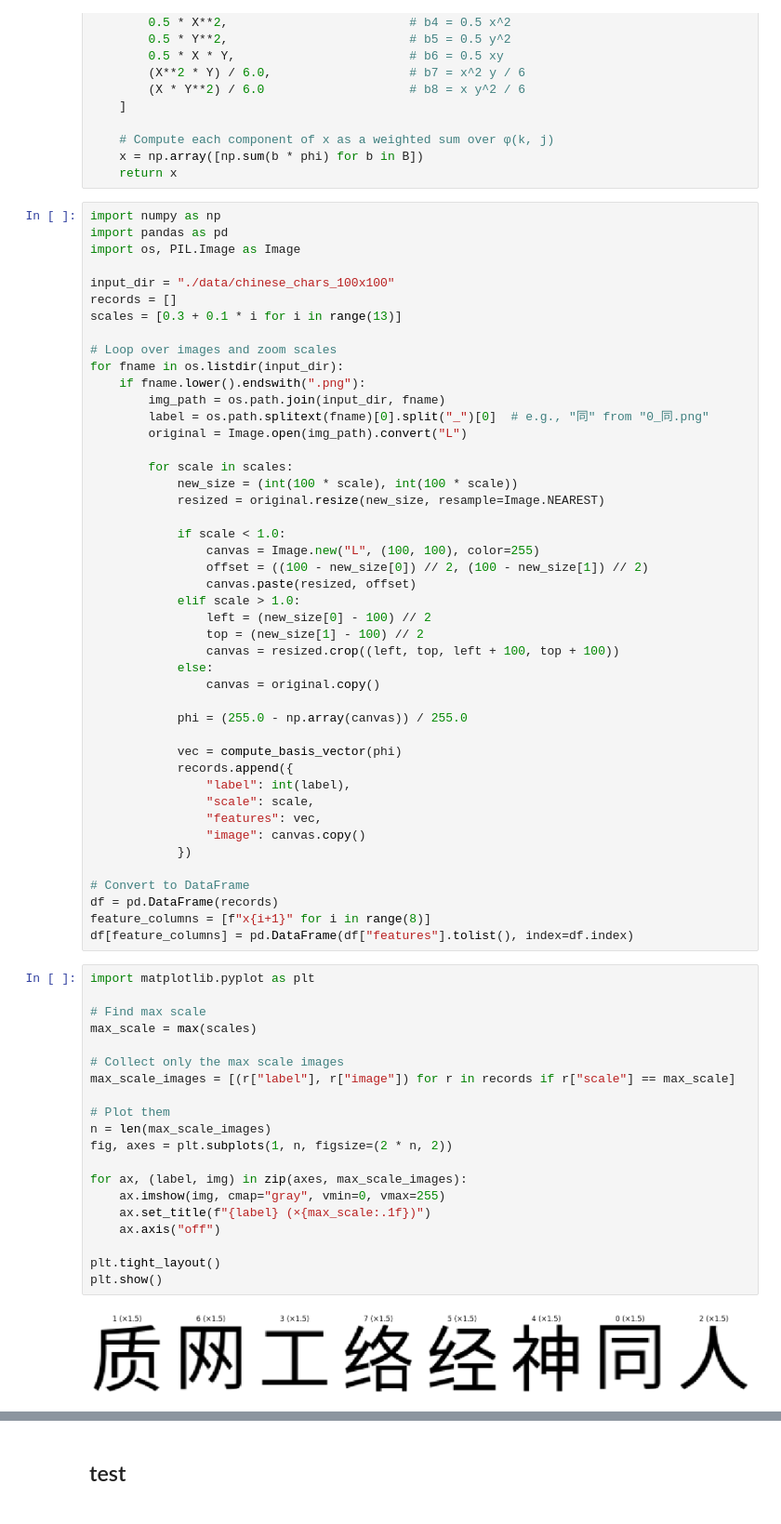
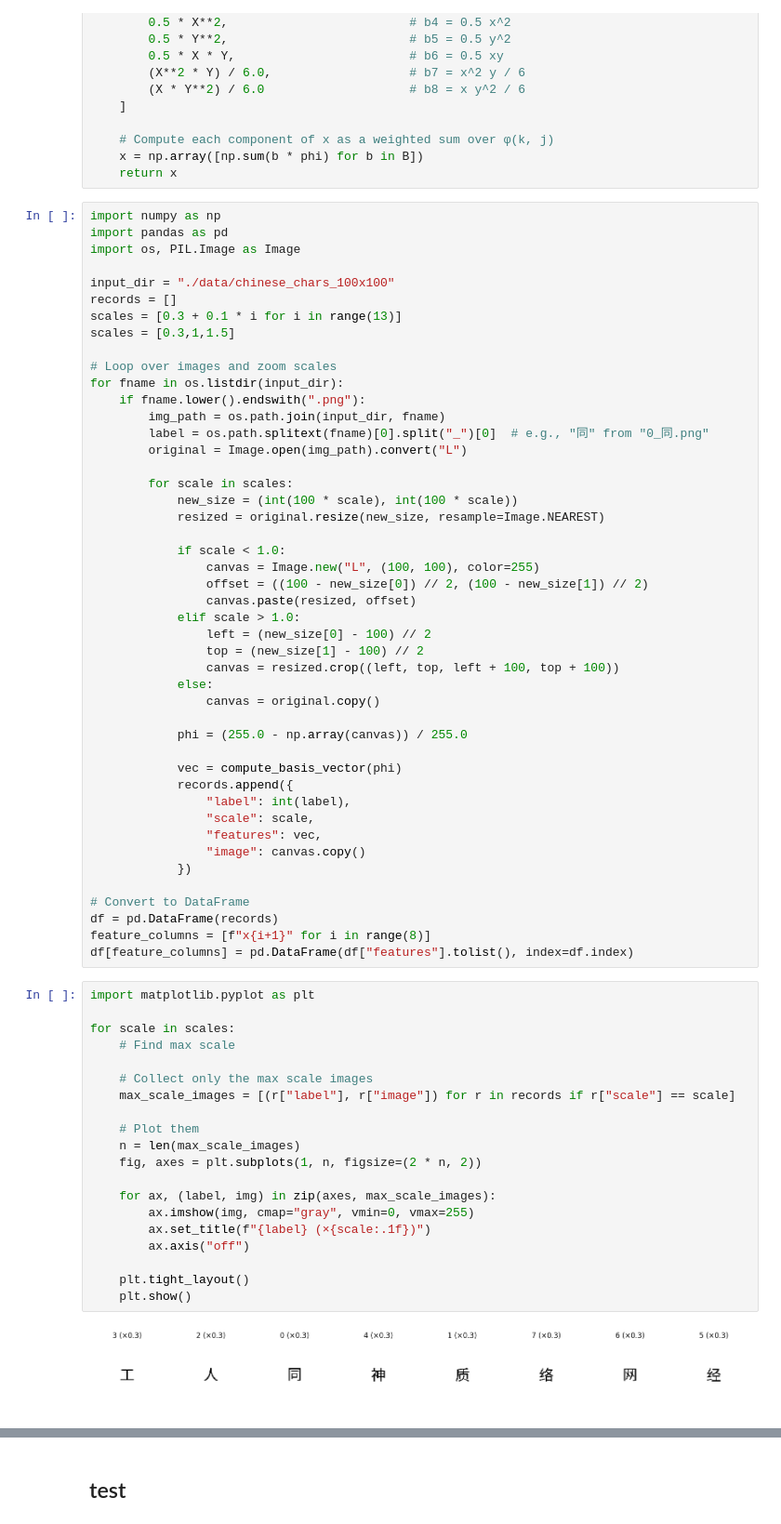
Before and after one commit to EtiNL/HNN, a Jupyter notebook: notebooks/Pattern_recognition.ipynb, the cells around one changed output, grey strips where cells are left out. Shown at 93% size. Cells and saved outputs as stored; diff of their text form.

```diff
--- a/Pattern_recognition.ipynb
+++ b/notebooks/Pattern_recognition.ipynb
@@ -43,6 +43,7 @@ import os, PIL.Image as Image
 input_dir = "./data/chinese_chars_100x100"
 records = []
 scales = [0.3 + 0.1 * i for i in range(13)]
+scales = [0.3,1,1.5]
 
 # Loop over images and zoom scales
 for fname in os.listdir(input_dir):
@@ -83,22 +84,22 @@ df[feature_columns] = pd.DataFrame(df["features"].tolist(), index=df.index)
 # %%
 import matplotlib.pyplot as plt
 
-# Find max scale
-max_scale = max(scales)
+for scale in scales:
+    # Find max scale
 
-# Collect only the max scale images
-max_scale_images = [(r["label"], r["image"]) for r in records if r["scale"] == max_scale]
+    # Collect only the max scale images
+    max_scale_images = [(r["label"], r["image"]) for r in records if r["scale"] == scale]
 
-# Plot them
-n = len(max_scale_images)
-fig, axes = plt.subplots(1, n, figsize=(2 * n, 2))
+    # Plot them
+    n = len(max_scale_images)
+    fig, axes = plt.subplots(1, n, figsize=(2 * n, 2))
 
-for ax, (label, img) in zip(axes, max_scale_images):
-    ax.imshow(img, cmap="gray", vmin=0, vmax=255)
-    ax.set_title(f"{label} (×{max_scale:.1f})")
-    ax.axis("off")
+    for ax, (label, img) in zip(axes, max_scale_images):
+        ax.imshow(img, cmap="gray", vmin=0, vmax=255)
+        ax.set_title(f"{label} (×{scale:.1f})")
+        ax.axis("off")
 
-plt.tight_layout()
-plt.show()
+    plt.tight_layout()
+    plt.show()
 # %% [output]
-[figure, old version]
+[figure, new version]
```
Also changed, not shown: parts of 9 cells of this notebook, 9 other files.
